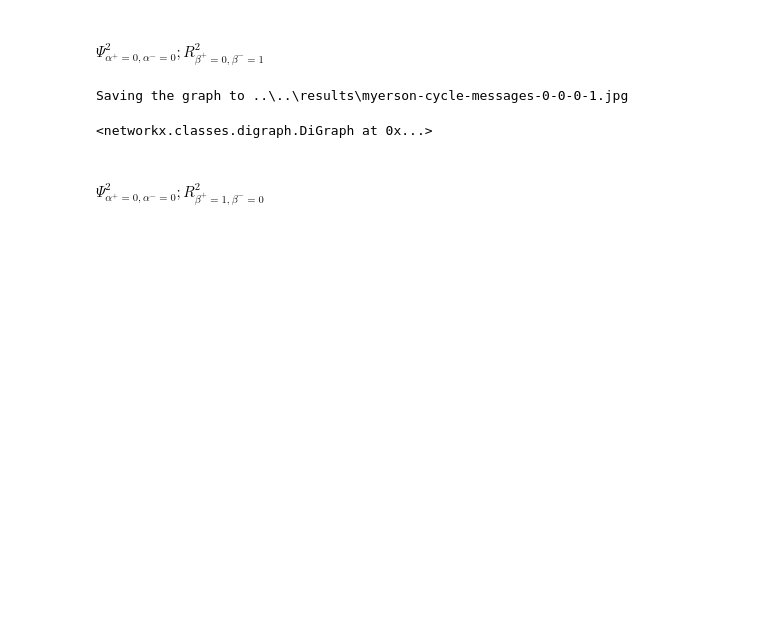
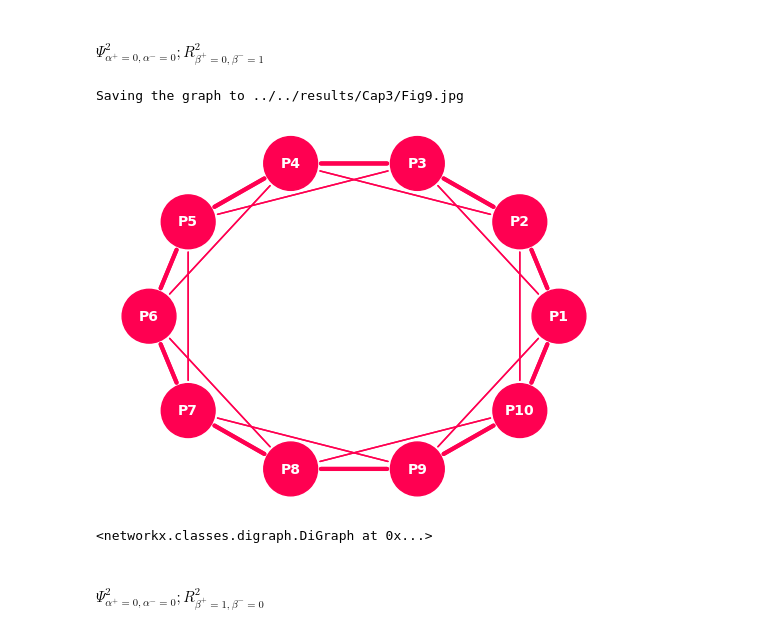
Before and after one commit to perez-sechi/thesis-python, a Jupyter notebook: run/Cap3/myerson-messages-cycle.ipynb, the cells around one changed output. Cells and saved outputs as stored; diff of their text form; code cells hidden in the pictures; blank space fills up the shorter version.

Commit message:
feat: replace images till chapter 3 included

```diff
--- a/run/Cap3/myerson-messages-cycle.ipynb
+++ b/run/Cap3/myerson-messages-cycle.ipynb
@@ -208,20 +212,23 @@ r_1_abs
 # %%
 import os
 import sys
 
 from cgt_perezsechi.visualization.graph import draw
 
 draw(
     psi=psi_2,
     r=r_2,
     positive_alpha=0,
     negative_alpha=0,
     positive_beta=0,
     negative_beta=1,
     symmetric=True,
     layout="circular",
-    output_path=os.path.join("..", "..", "results", "myerson-cycle-messages-0-0-0-1.jpg")
+    positive_color=positive_color,
+    negative_color=negative_color,
+    output_path=os.path.join('..', '..', 'results', 'Cap3', 'Fig9.jpg')
 )
 # %% [output]
-Saving the graph to ..\..\results\myerson-cycle-messages-0-0-0-1.jpg
+Saving the graph to ../../results/Cap3/Fig9.jpg
+[figure, added]
 <networkx.classes.digraph.DiGraph at 0x...>
```
Also changed, not shown: parts of 4 cells of this notebook, 24 other files.
